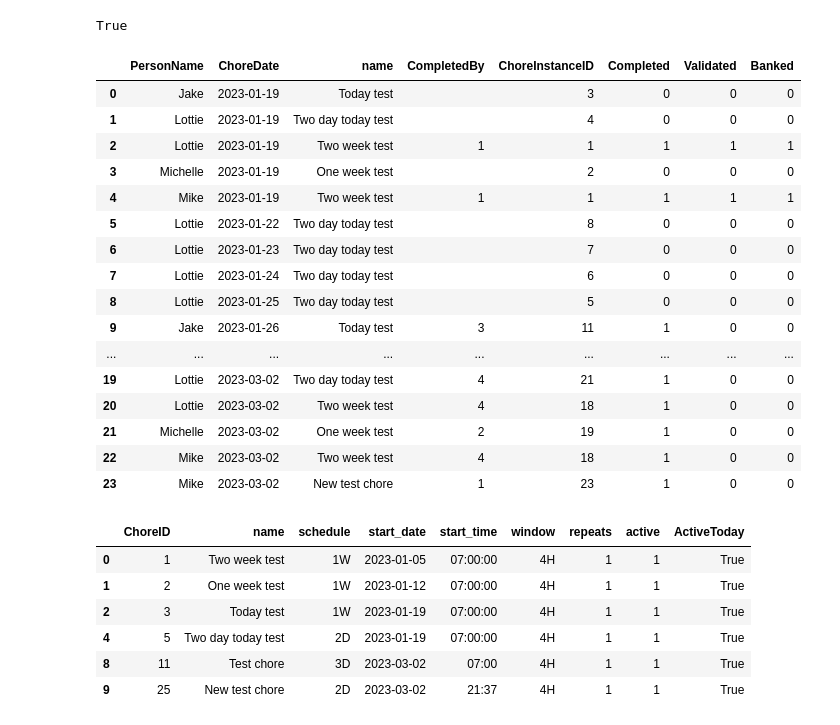
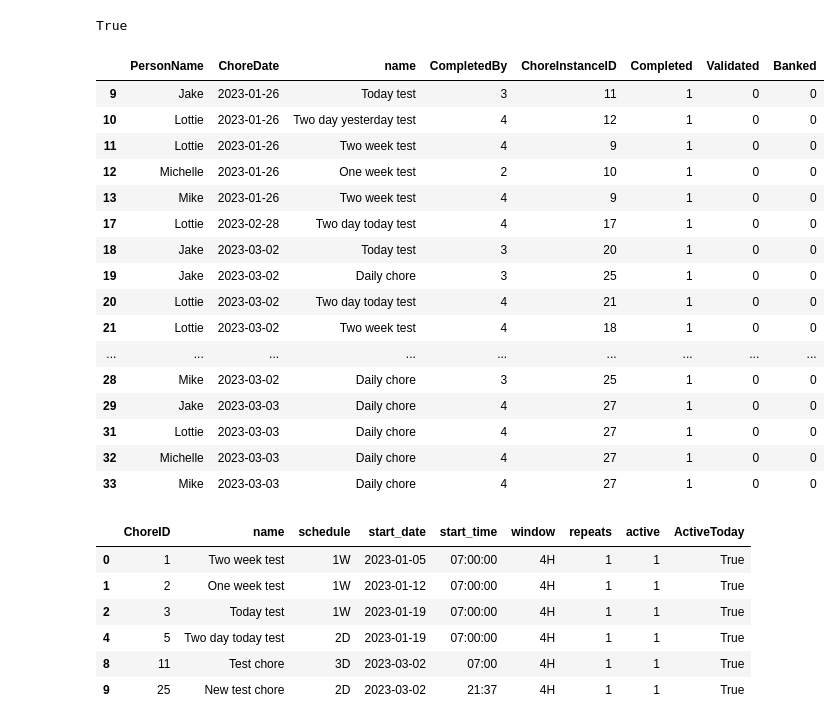
Before and after one commit to gorbynet/ChoreTracker, a Jupyter notebook: api_test.ipynb, the cells around one changed output. Cells and saved outputs as stored; diff of their text form; code cells hidden in the pictures.

```diff
--- a/api_test.ipynb
+++ b/api_test.ipynb
@@ -42,26 +169,27 @@ True
 utils.uncomplete_chore_instance(choreInstanceId=16, )
 # %% [output]
 True
-# %%
-utils.get_chores_table()
-# %% [output]
-|  | PersonName | ChoreDate | name | CompletedBy | ChoreInstanceID | Completed | Validated | Banked |
-| 0 | Jake | 2023-01-19 | Today test |  | 3 | 0 | 0 | 0 |
-| 1 | Lottie | 2023-01-19 | Two day today test |  | 4 | 0 | 0 | 0 |
-| 2 | Lottie | 2023-01-19 | Two week test | 1 | 1 | 1 | 1 | 1 |
-| 3 | Michelle | 2023-01-19 | One week test |  | 2 | 0 | 0 | 0 |
-| 4 | Mike | 2023-01-19 | Two week test | 1 | 1 | 1 | 1 | 1 |
-| 5 | Lottie | 2023-01-22 | Two day today test |  | 8 | 0 | 0 | 0 |
-| 6 | Lottie | 2023-01-23 | Two day today test |  | 7 | 0 | 0 | 0 |
-| 7 | Lottie | 2023-01-24 | Two day today test |  | 6 | 0 | 0 | 0 |
-| 8 | Lottie | 2023-01-25 | Two day today test |  | 5 | 0 | 0 | 0 |
-| 9 | Jake | 2023-01-26 | Today test | 3 | 11 | 1 | 0 | 0 |
-| ... | ... | ... | ... | ... | ... | ... | ... | ... |
-| 19 | Lottie | 2023-03-02 | Two day today test | 4 | 21 | 1 | 0 | 0 |
-| 20 | Lottie | 2023-03-02 | Two week test | 4 | 18 | 1 | 0 | 0 |
-| 21 | Michelle | 2023-03-02 | One week test | 2 | 19 | 1 | 0 | 0 |
-| 22 | Mike | 2023-03-02 | Two week test | 4 | 18 | 1 | 0 | 0 |
-| 23 | Mike | 2023-03-02 | New test chore | 1 | 23 | 1 | 0 | 0 |
+# %%
+df = utils.get_chores_table()
+df[(df['Completed'] == 1) & (df['Validated'] == 0)]
+# %% [output]
+|  | PersonName | ChoreDate | name | CompletedBy | ChoreInstanceID | Completed | Validated | Banked |
+| 9 | Jake | 2023-01-26 | Today test | 3 | 11 | 1 | 0 | 0 |
+| 10 | Lottie | 2023-01-26 | Two day yesterday test | 4 | 12 | 1 | 0 | 0 |
+| 11 | Lottie | 2023-01-26 | Two week test | 4 | 9 | 1 | 0 | 0 |
+| 12 | Michelle | 2023-01-26 | One week test | 2 | 10 | 1 | 0 | 0 |
+| 13 | Mike | 2023-01-26 | Two week test | 4 | 9 | 1 | 0 | 0 |
+| 17 | Lottie | 2023-02-28 | Two day today test | 4 | 17 | 1 | 0 | 0 |
+| 18 | Jake | 2023-03-02 | Today test | 3 | 20 | 1 | 0 | 0 |
+| 19 | Jake | 2023-03-02 | Daily chore | 3 | 25 | 1 | 0 | 0 |
+| 20 | Lottie | 2023-03-02 | Two day today test | 4 | 21 | 1 | 0 | 0 |
+| 21 | Lottie | 2023-03-02 | Two week test | 4 | 18 | 1 | 0 | 0 |
+| ... | ... | ... | ... | ... | ... | ... | ... | ... |
+| 28 | Mike | 2023-03-02 | Daily chore | 3 | 25 | 1 | 0 | 0 |
+| 29 | Jake | 2023-03-03 | Daily chore | 4 | 27 | 1 | 0 | 0 |
+| 31 | Lottie | 2023-03-03 | Daily chore | 4 | 27 | 1 | 0 | 0 |
+| 32 | Michelle | 2023-03-03 | Daily chore | 4 | 27 | 1 | 0 | 0 |
+| 33 | Mike | 2023-03-03 | Daily chore | 4 | 27 | 1 | 0 | 0 |
 # %%
 utils.get_active_chores()
 # %% [output]
```
Also changed, not shown: parts of 23 cells of this notebook, 9 other files.
